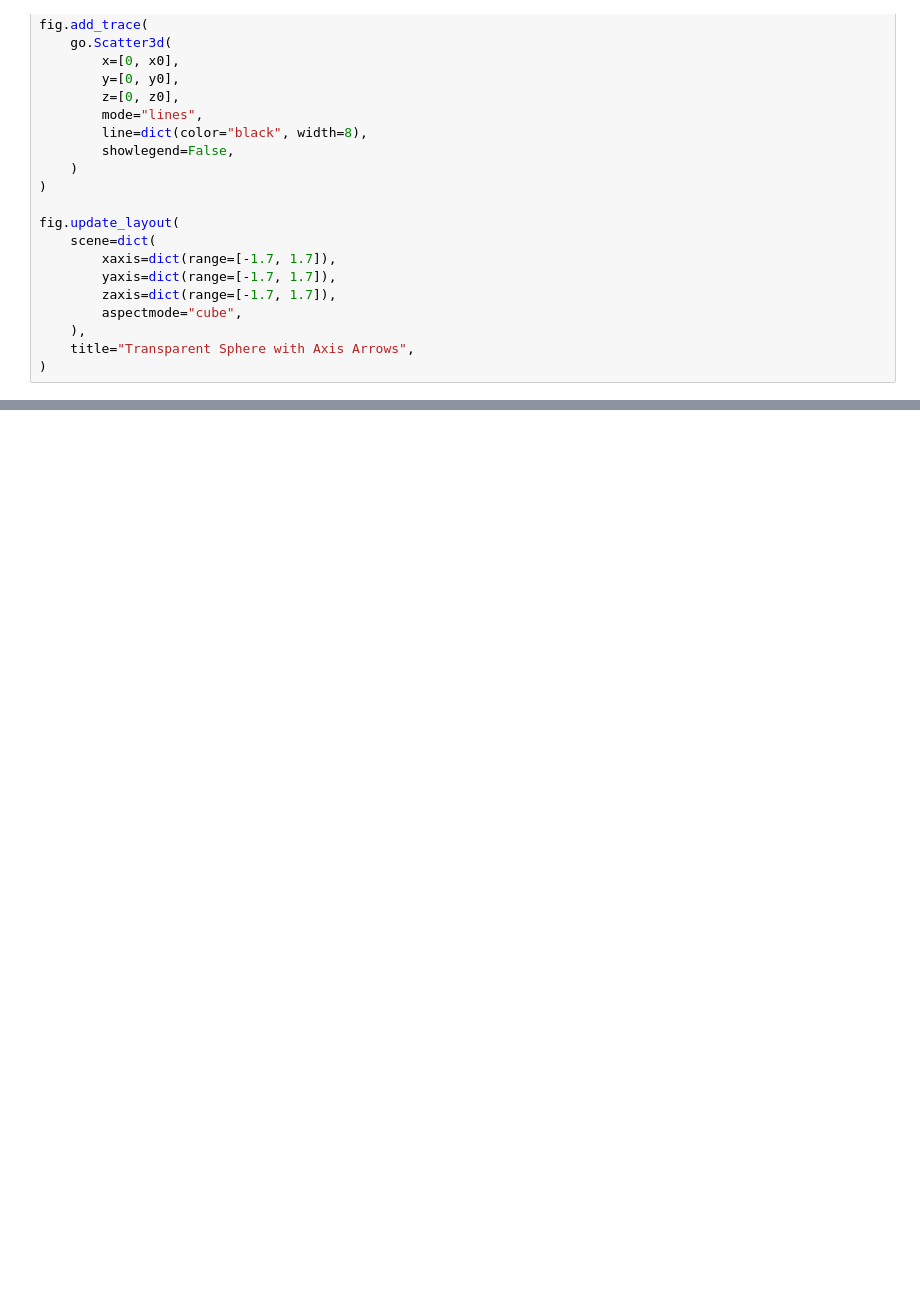
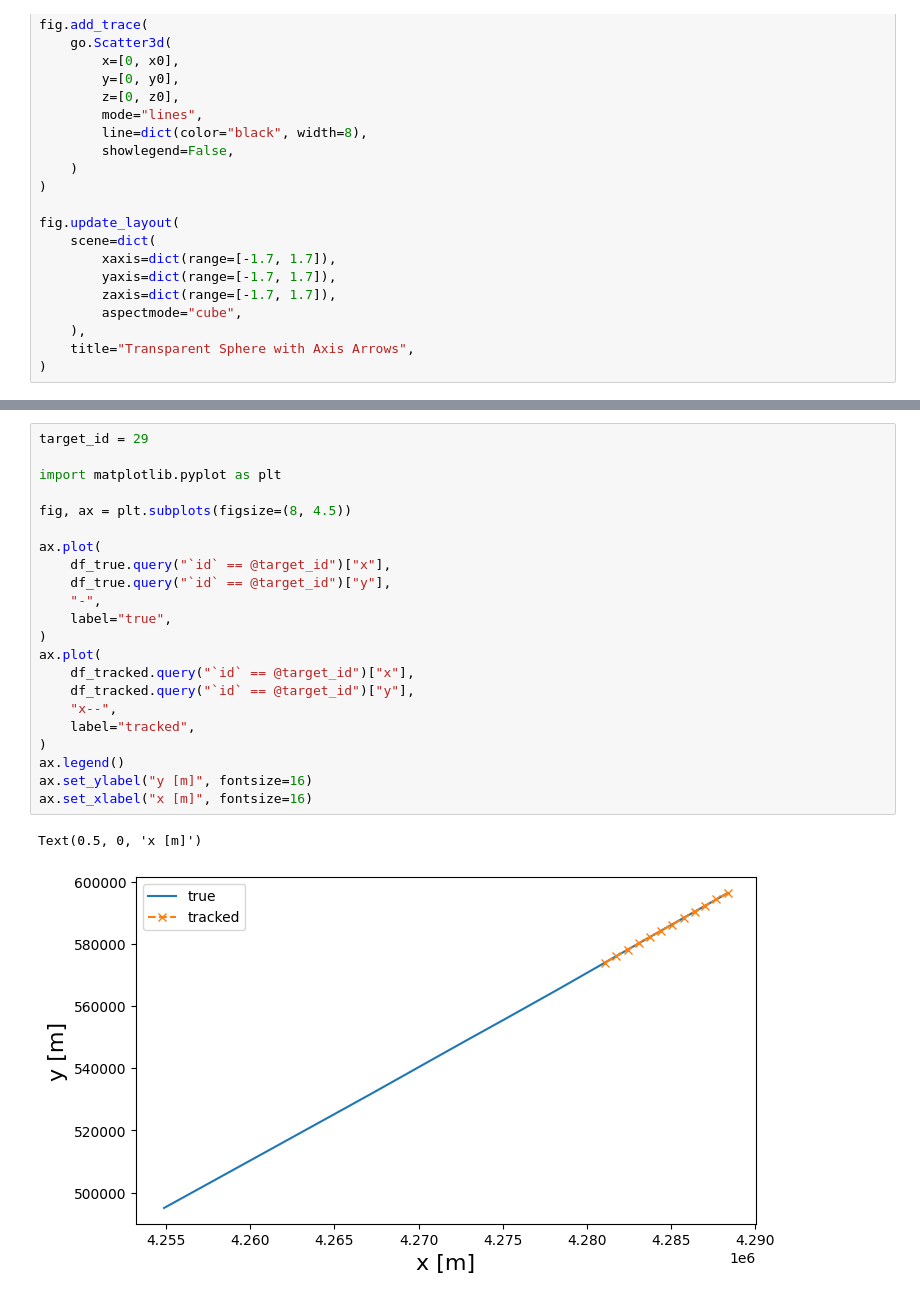
Before and after one commit to Swiss-Armed-Forces/theia_backend, a Jupyter notebook: tmp.ipynb, the cells around one changed output, grey strips where cells are left out. Drawn from its saved outputs; the diff is of its cells as text; blank space fills up the shorter version.

```diff
--- a/tmp.ipynb
+++ b/tmp.ipynb
@@ -895,0 +1316,25 @@ fig.update_layout(
+# %%
+target_id = 29
+
+import matplotlib.pyplot as plt
+
+fig, ax = plt.subplots(figsize=(8, 4.5))
+
+ax.plot(
+    df_true.query("`id` == @target_id")["x"],
+    df_true.query("`id` == @target_id")["y"],
+    "-",
+    label="true",
+)
+ax.plot(
+    df_tracked.query("`id` == @target_id")["x"],
+    df_tracked.query("`id` == @target_id")["y"],
+    "x--",
+    label="tracked",
+)
+ax.legend()
+ax.set_ylabel("y [m]", fontsize=16)
+ax.set_xlabel("x [m]", fontsize=16)
+# %% [output]
+Text(0.5, 0, 'x [m]')
+[figure, added]
```
Also changed, not shown: parts of 17 cells of this notebook.
